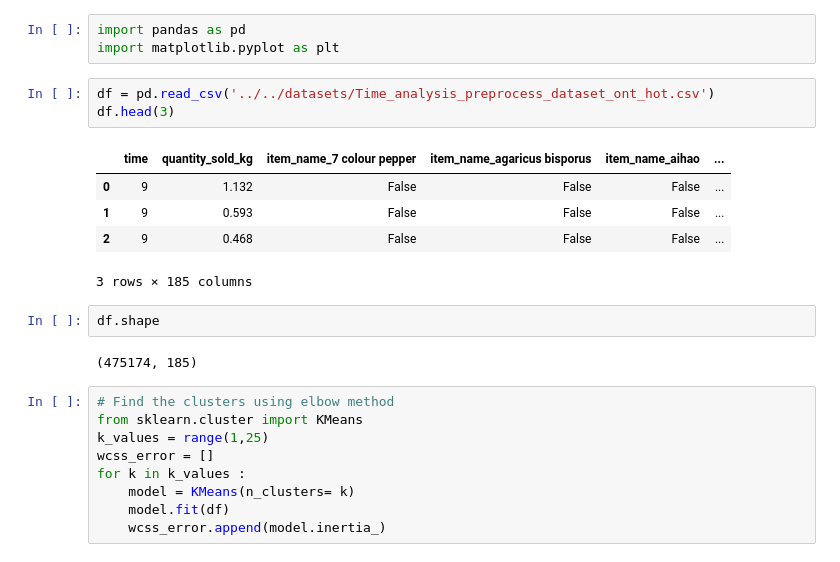
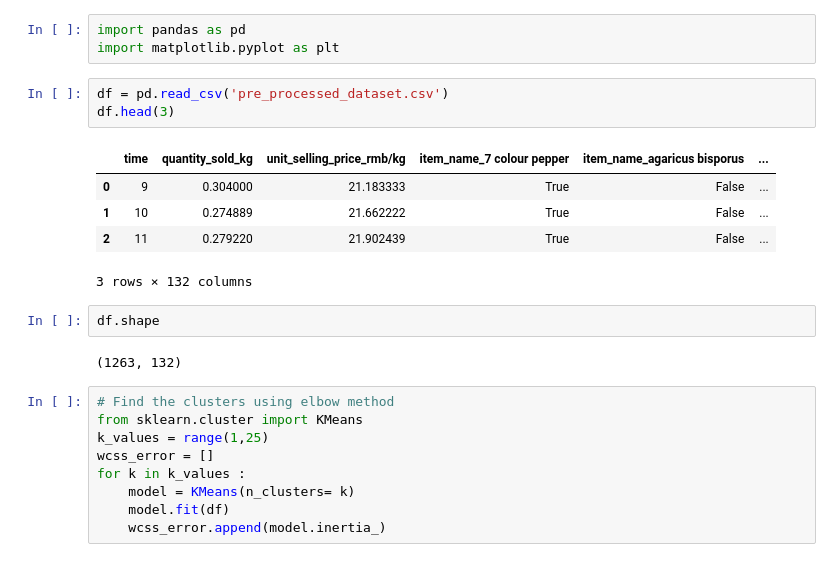
Before and after one commit to RumethSandinu/Project-connexa, a Jupyter notebook: time_based_analysis/model_building.ipynb, the cells around one changed output. Drawn from its saved outputs; the diff is of its cells as text.

```diff
--- a/time_based_analysis/model_building.ipynb
+++ b/time_based_analysis/model_building.ipynb
@@ -2,18 +2,18 @@
 import pandas as pd
 import matplotlib.pyplot as plt
 # %%
-df = pd.read_csv('../../datasets/Time_analysis_preprocess_dataset_ont_hot.csv')
+df = pd.read_csv('pre_processed_dataset.csv')
 df.head(3)
 # %% [output]
-|  | time | quantity_sold_kg | item_name_7 colour pepper | item_name_agaricus bisporus | item_name_aihao | ... |
-| 0 | 9 | 1.132 | False | False | False | ... |
-| 1 | 9 | 0.593 | False | False | False | ... |
-| 2 | 9 | 0.468 | False | False | False | ... |
+|  | time | quantity_sold_kg | unit_selling_price_rmb/kg | item_name_7 colour pepper | item_name_agaricus bisporus | ... |
+| 0 | 9 | 0.304000 | 21.183333 | True | False | ... |
+| 1 | 10 | 0.274889 | 21.662222 | True | False | ... |
+| 2 | 11 | 0.279220 | 21.902439 | True | False | ... |
-3 rows × 185 columns
+3 rows × 132 columns
 # %%
 df.shape
 # %% [output]
-(475174, 185)
+(1263, 132)
 # %%
 # Find the clusters using elbow method
 from sklearn.cluster import KMeans
```
Also changed, not shown: parts of 6 cells of this notebook, 3 other files.
